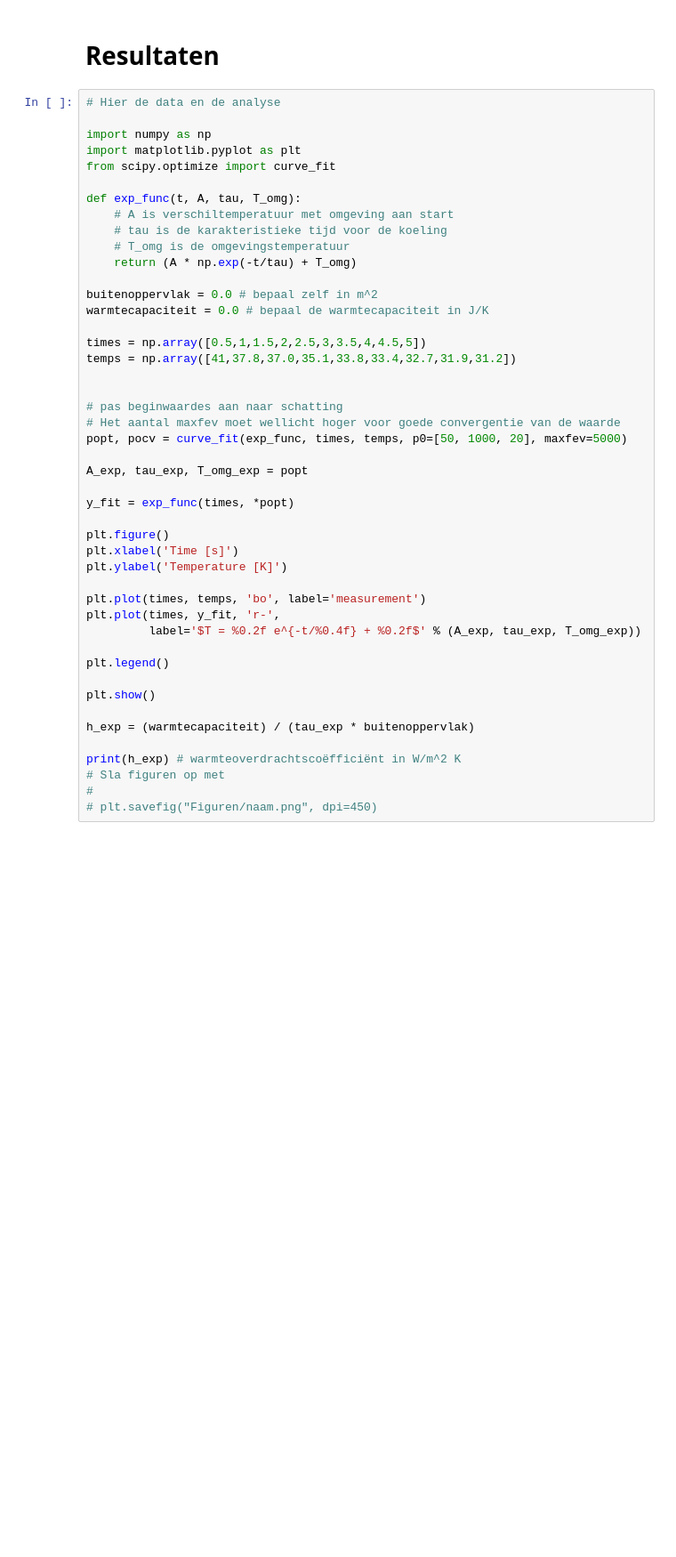
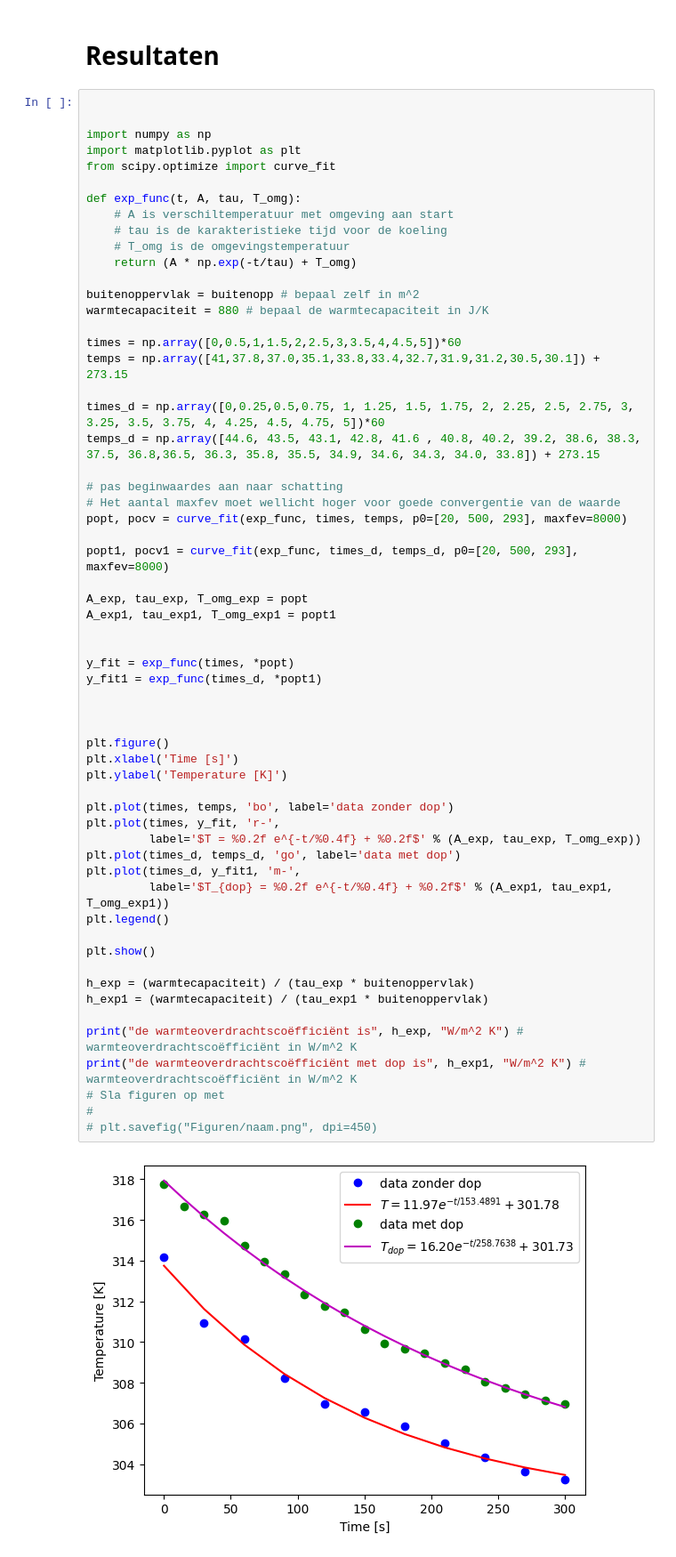
Before and after one commit to wobsen/Zap-Thermolab, a Jupyter notebook: Content/Labs/koelbuis.ipynb, the cells around one changed output. Shown at 89% size. Saved outputs shown, nothing was run; the diff lists cells and outputs as text; blank space fills up the shorter version.

```diff
--- a/Content/Labs/koelbuis.ipynb
+++ b/Content/Labs/koelbuis.ipynb
@@ -171,7 +175,7 @@ Zorg ervoor dat je de buis niet aanraakt terwijl deze warm is. De metalen buis g
 # %% [markdown]
 # Resultaten
 # %%
-# Hier de data en de analyse
+
 
 import numpy as np
 import matplotlib.pyplot as plt
@@ -181,38 +185,53 @@ def exp_func(t, A, tau, T_omg):
     # A is verschiltemperatuur met omgeving aan start
     # tau is de karakteristieke tijd voor de koeling
     # T_omg is de omgevingstemperatuur
     return (A * np.exp(-t/tau) + T_omg)
 
-buitenoppervlak = 0.0 # bepaal zelf in m^2
-warmtecapaciteit = 0.0 # bepaal de warmtecapaciteit in J/K
+buitenoppervlak = buitenopp # bepaal zelf in m^2
+warmtecapaciteit = 880 # bepaal de warmtecapaciteit in J/K
 
-times = np.array([0.5,1,1.5,2,2.5,3,3.5,4,4.5,5])
-temps = np.array([41,37.8,37.0,35.1,33.8,33.4,32.7,31.9,31.2])
+times = np.array([0,0.5,1,1.5,2,2.5,3,3.5,4,4.5,5])*60
+temps = np.array([41,37.8,37.0,35.1,33.8,33.4,32.7,31.9,31.2,30.5,30.1]) + 273.15
 
+times_d = np.array([0,0.25,0.5,0.75, 1, 1.25, 1.5, 1.75, 2, 2.25, 2.5, 2.75, 3, 3.25, 3.5, 3.75, 4, 4.25, 4.5, 4.75, 5])*60
+temps_d = np.array([44.6, 43.5, 43.1, 42.8, 41.6 , 40.8, 40.2, 39.2, 38.6, 38.3, 37.5, 36.8,36.5, 36.3, 35.8, 35.5, 34.9, 34.6, 34.3, 34.0, 33.8]) + 273.15
 
 # pas beginwaardes aan naar schatting
 # Het aantal maxfev moet wellicht hoger voor goede convergentie van de waarde
-popt, pocv = curve_fit(exp_func, times, temps, p0=[50, 1000, 20], maxfev=5000)
+popt, pocv = curve_fit(exp_func, times, temps, p0=[20, 500, 293], maxfev=8000)
+
+popt1, pocv1 = curve_fit(exp_func, times_d, temps_d, p0=[20, 500, 293], maxfev=8000)
 
 A_exp, tau_exp, T_omg_exp = popt
+A_exp1, tau_exp1, T_omg_exp1 = popt1
+
 
 y_fit = exp_func(times, *popt)
+y_fit1 = exp_func(times_d, *popt1)
+
+
 
 plt.figure()
 plt.xlabel('Time [s]')
 plt.ylabel('Temperature [K]')
 
-plt.plot(times, temps, 'bo', label='measurement')
+plt.plot(times, temps, 'bo', label='data zonder dop')
 plt.plot(times, y_fit, 'r-',
          label='$T = %0.2f e^{-t/%0.4f} + %0.2f$' % (A_exp, tau_exp, T_omg_exp))
-
+plt.plot(times_d, temps_d, 'go', label='data met dop')
+plt.plot(times_d, y_fit1, 'm-',
+         label='$T_{dop} = %0.2f e^{-t/%0.4f} + %0.2f$' % (A_exp1, tau_exp1, T_omg_exp1))
 plt.legend()
 
 plt.show()
 
 h_exp = (warmtecapaciteit) / (tau_exp * buitenoppervlak)
+h_exp1 = (warmtecapaciteit) / (tau_exp1 * buitenoppervlak)
 
-print(h_exp) # warmteoverdrachtscoëfficiënt in W/m^2 K
+print("de warmteoverdrachtscoëfficiënt is", h_exp, "W/m^2 K") # warmteoverdrachtscoëfficiënt in W/m^2 K
+print("de warmteoverdrachtscoëfficiënt met dop is", h_exp1, "W/m^2 K") # warmteoverdrachtscoëfficiënt in W/m^2 K
 # Sla figuren op met
 #
 # plt.savefig("Figuren/naam.png", dpi=450)
+# %% [output]
+[figure, added]
```
Also changed, not shown: parts of 4 cells of this notebook, 1 other file.
